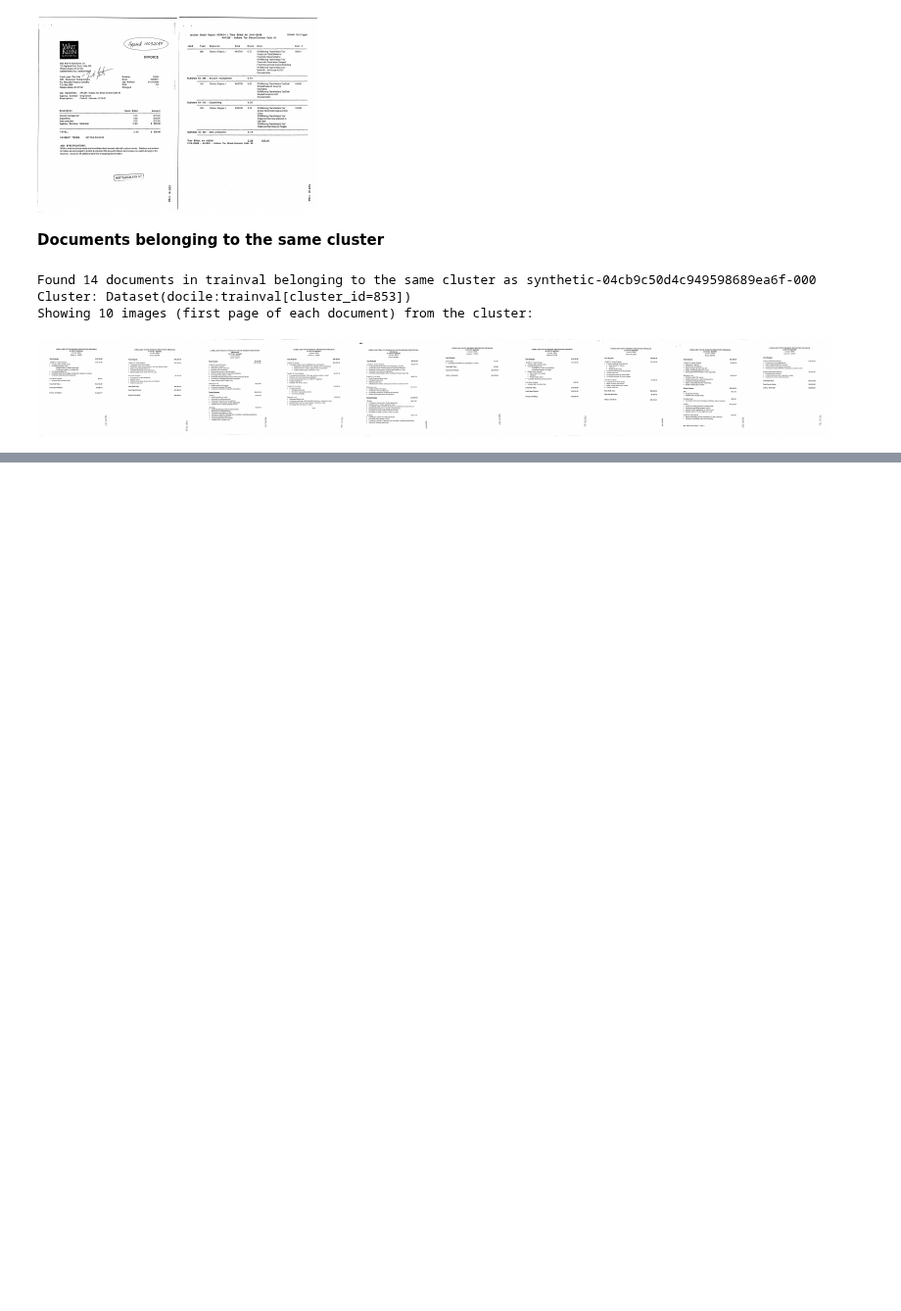
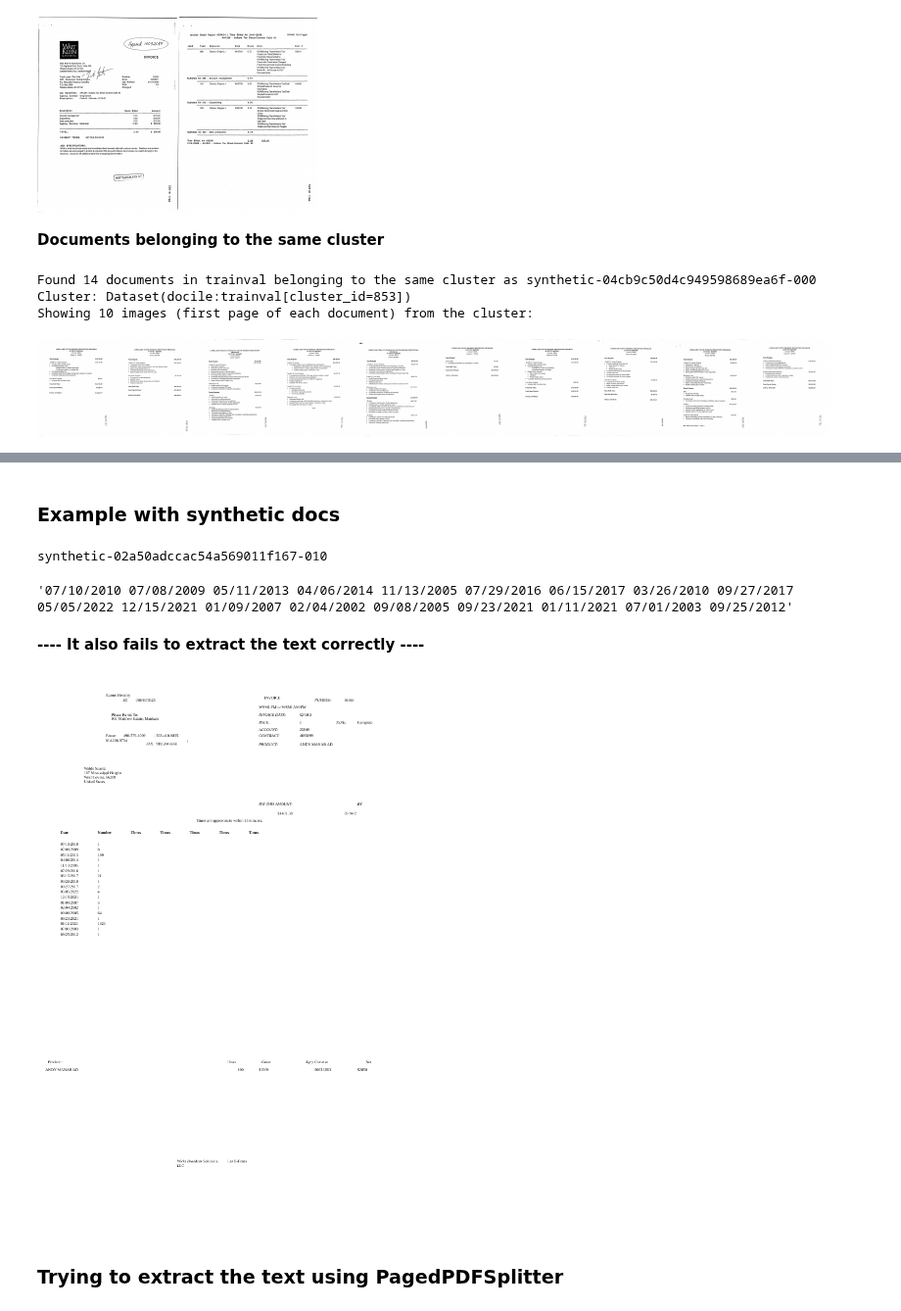
Before and after one commit to rossumai/docile, a Jupyter notebook: tutorials/Visualizing documents.ipynb, the cells around one changed output, grey strips where cells are left out. Shown at 98% size. Saved outputs shown, nothing was run; the diff lists cells and outputs as text; code cells hidden in the pictures; blank space fills up the shorter version.

```diff
--- a/tutorials/Visualizing documents.ipynb
+++ b/tutorials/Visualizing documents.ipynb
@@ -83,0 +113,28 @@ Showing 10 images (first page of each document) from the cluster:
+# %% [markdown]
+### Example with synthetic docs
+# %%
+sample_doc = synthetic[10]
+print(sample_doc.docid)
+
+doc_loader = UnstructuredFileLoader("../data/docile/pdfs/"+sample_doc.docid+'.pdf', mode="elements")
+docs = doc_loader.load()
+
+imgs = [sample_doc.page_image(page=p, image_size=(None, 1000)) for p in range(sample_doc.page_count)]
+concat_img = Image.new("RGB", (sum(img.width for img in imgs), 1000))
+start_from = 0
+for img in imgs:
+    concat_img.paste(img, (start_from, 0))
+    start_from += img.width
+
+docs[0].page_content
+# %% [output]
+synthetic-02a50adccac54a569011f167-010
+'07/10/2010 07/08/2009 05/11/2013 04/06/2014 11/13/2005 07/29/2016 06/15/2017 03/26/2010 09/27/2017 05/05/2022 12/15/2021 01/09/2007 02/04/2002 09/08/2005 09/23/2021 01/11/2021 07/01/2003 09/25/2012'
+# %% [markdown]
+**----  It also fails to extract the text correctly ----**
+# %%
+concat_img
+# %% [output]
+[figure, added]
+# %% [markdown]
+### Trying to extract the text using PagedPDFSplitter
```
Also changed, not shown: parts of 11 cells of this notebook, 2 other files.
